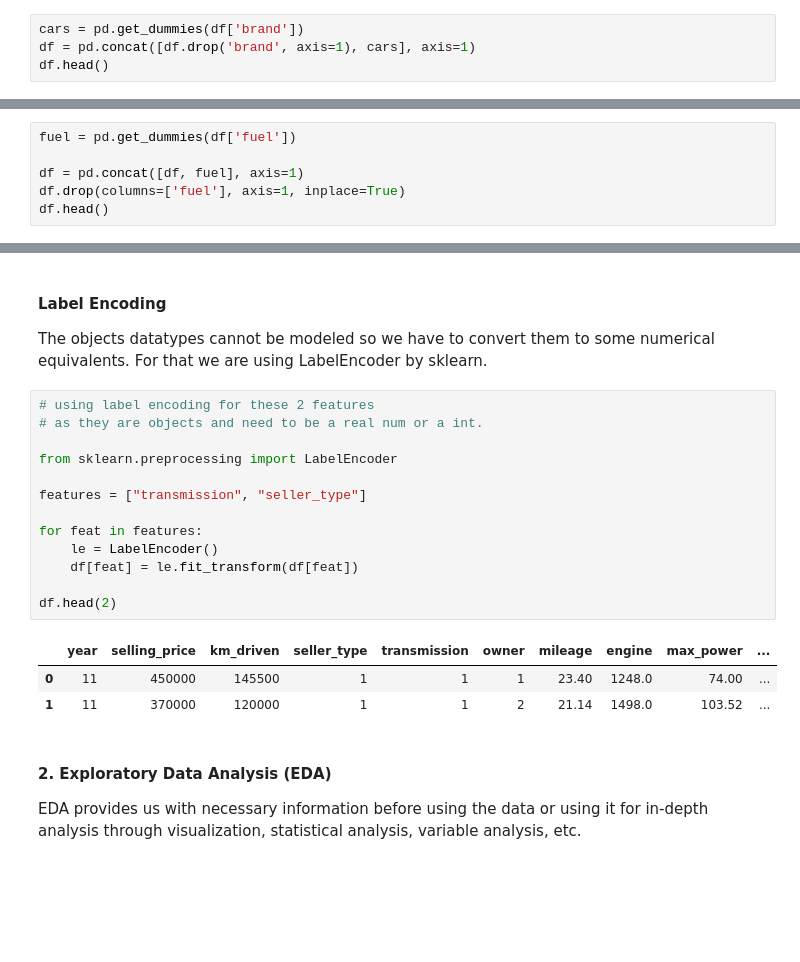
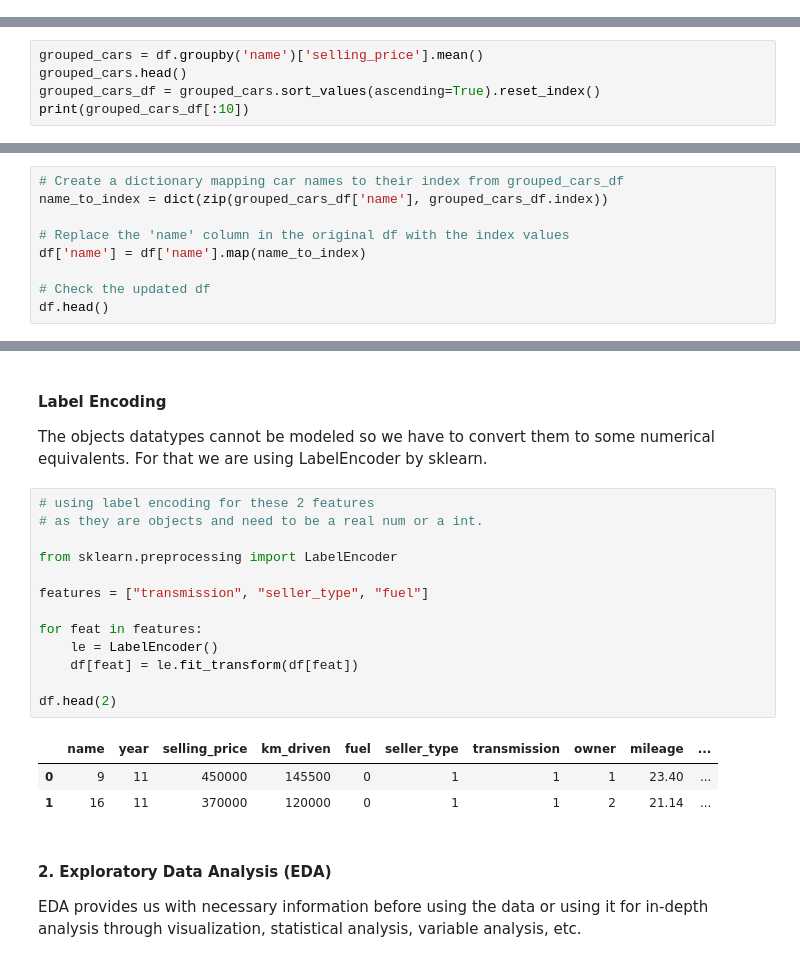
Before and after one commit to puskr99/A3-car-price, a Jupyter notebook: code/car-price-prediction.ipynb, the cells around one changed output, grey strips where cells are left out. Cells and saved outputs as stored; diff of their text form; blank space fills up the shorter version.

```diff
--- a/code/car-price-prediction.ipynb
+++ b/code/car-price-prediction.ipynb
@@ -207,4 +189,0 @@ Lets one hot encode our car groups or brands as they are not ordinals.
-# %%
-cars = pd.get_dummies(df['brand'])
-df = pd.concat([df.drop('brand', axis=1), cars], axis=1)
-df.head()
@@ -220,6 +189,0 @@ Lets do the same one hot encoding for the fuel as well.
-# %%
-fuel = pd.get_dummies(df['fuel'])
-
-df = pd.concat([df, fuel], axis=1)
-df.drop(columns=['fuel'], axis=1, inplace=True)
-df.head()
@@ -232,0 +190,5 @@ df.head()
+# %%
+grouped_cars = df.groupby('name')['selling_price'].mean()
+grouped_cars.head()
+grouped_cars_df = grouped_cars.sort_values(ascending=True).reset_index()
+print(grouped_cars_df[:10])
@@ -232,0 +207,9 @@ df.head()
+# %%
+# Create a dictionary mapping car names to their index from grouped_cars_df
+name_to_index = dict(zip(grouped_cars_df['name'], grouped_cars_df.index))
+
+# Replace the 'name' column in the original df with the index values
+df['name'] = df['name'].map(name_to_index)
+
+# Check the updated df
+df.head()
@@ -237,20 +248,20 @@ The objects datatypes cannot be modeled so we have to convert them to some numer
 # %%
 # using label encoding for these 2 features
 # as they are objects and need to be a real num or a int.
 
 from sklearn.preprocessing import LabelEncoder
 
-features = ["transmission", "seller_type"]
+features = ["transmission", "seller_type", "fuel"]
 
 for feat in features:
     le = LabelEncoder()
     df[feat] = le.fit_transform(df[feat])
 
 df.head(2)
 # %% [output]
-|  | year | selling_price | km_driven | seller_type | transmission | owner | mileage | engine | max_power | ... |
-| 0 | 11 | 450000 | 145500 | 1 | 1 | 1 | 23.40 | 1248.0 | 74.00 | ... |
-| 1 | 11 | 370000 | 120000 | 1 | 1 | 2 | 21.14 | 1498.0 | 103.52 | ... |
+|  | name | year | selling_price | km_driven | fuel | seller_type | transmission | owner | mileage | ... |
+| 0 | 9 | 11 | 450000 | 145500 | 0 | 1 | 1 | 1 | 23.40 | ... |
+| 1 | 16 | 11 | 370000 | 120000 | 0 | 1 | 1 | 2 | 21.14 | ... |
 # %% [markdown]
 #### 2. Exploratory Data Analysis (EDA)
 EDA provides us with necessary information before using the data or using it for in-depth analysis through visualization, statistical analysis, variable analysis, etc.
```
Also changed, not shown: parts of 29 cells of this notebook, 2 other files.
